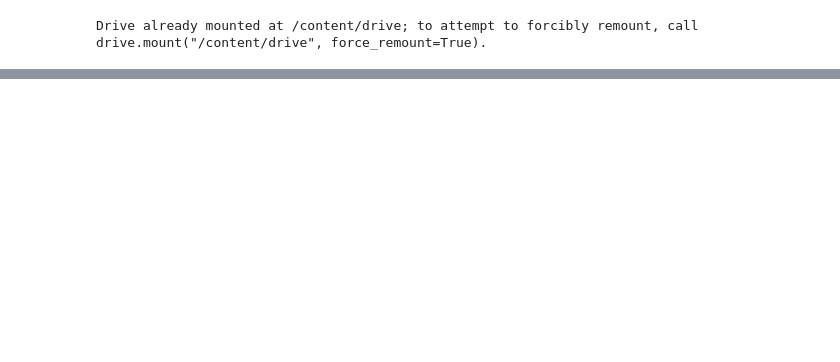
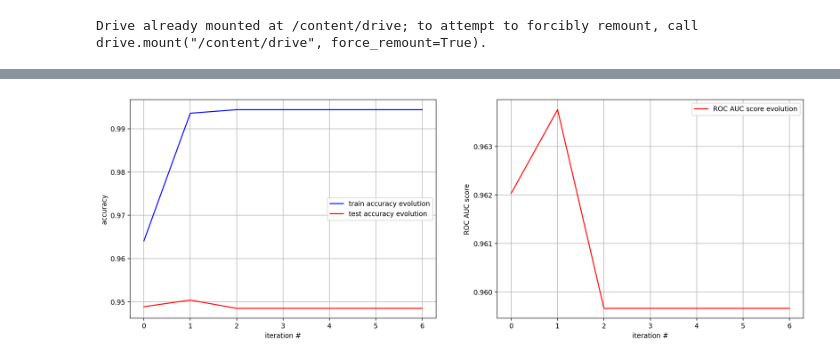
Before and after one commit to NesquikPlz/kisa_rugpullpredection, a Jupyter notebook: kisa_rugpullpredetection_xgboost.ipynb, the cells around one changed output, grey strips where cells are left out. Drawn from its saved outputs; the diff is of its cells as text; code cells hidden in the pictures; blank space fills up the shorter version.

```diff
--- a/kisa_rugpullpredetection_xgboost.ipynb
+++ b/kisa_rugpullpredetection_xgboost.ipynb
@@ -65,4 +35,4 @@ trainset
 # %%
-trainset = trainset.dropna(how='any',axis = 0)
-trainset.isnull().sum()
+train = train.dropna(how='any',axis = 0)
+train.isnull().sum()
 # %% [output]
@@ -149,0 +131,5 @@ NameError: ignored
+# %%
+X = train.drop(columns = ['Label'])
+y = train['Label']
+# %%
+X_train, X_test, y_train, y_test= train_test_split(X, y, test_size=0.3, random_state=777)
@@ -149,0 +221,10 @@ NameError: ignored
+# %%
+params = deepcopy(default_params)
+
+#setting grid of selected parameters for iteration
+param_grid = {'gamma': [0,0.1,0.2,0.4,0.8,1.6,3.2,6.4,12.8,25.6,51.2,102.4, 200],
+              'learning_rate': [0.01, 0.03, 0.06, 0.1, 0.15, 0.2, 0.25, 0.300000012, 0.4, 0.5, 0.6, 0.7],
+              'max_depth': [5,6,7,8,9,10,11,12,13,14],
+              'n_estimators': [50,65,80,100,115,130,150],
+              'reg_alpha': [0,0.1,0.2,0.4,0.8,1.6,3.2,6.4,12.8,25.6,51.2,102.4,200],
+              'reg_lambda': [0,0.1,0.2,0.4,0.8,1.6,3.2,6.4,12.8,25.6,51.2,102.4,200]}
@@ -149,0 +401,25 @@ NameError: ignored
+# %%
+f, axes = plt.subplots(1,2,figsize=(18,6));
+
+#plotting evolution of train/test accuracy scores for subsequent iterations
+axes[0].plot([results_dict[key]['train_accuracy'] for key in results_dict.keys()], label='train accuracy evolution', color='blue');
+axes[0].plot([results_dict[key]['test_accuracy'] for key in results_dict.keys()], label='test accuracy evolution', color='red');
+
+#setting labels, drawing legend and major grid
+axes[0].set_xlabel('iteration #');
+axes[0].set_ylabel('accuracy');
+axes[0].legend();
+axes[0].grid('major');
+
+#plotting evolution of test ROC AUC scores for subsequent iterations
+axes[1].plot([results_dict[key]['test roc auc score'] for key in results_dict.keys()], label='ROC AUC score evolution', color='red');
+
+#setting labels, drawing legend and major grid
+axes[1].set_xlabel('iteration #');
+axes[1].set_ylabel('ROC AUC score');
+axes[1].legend();
+axes[1].grid('major');
+
+plt.show();
+# %% [output]
+[figure, added]
```
Also changed, not shown: parts of 23 cells of this notebook.
